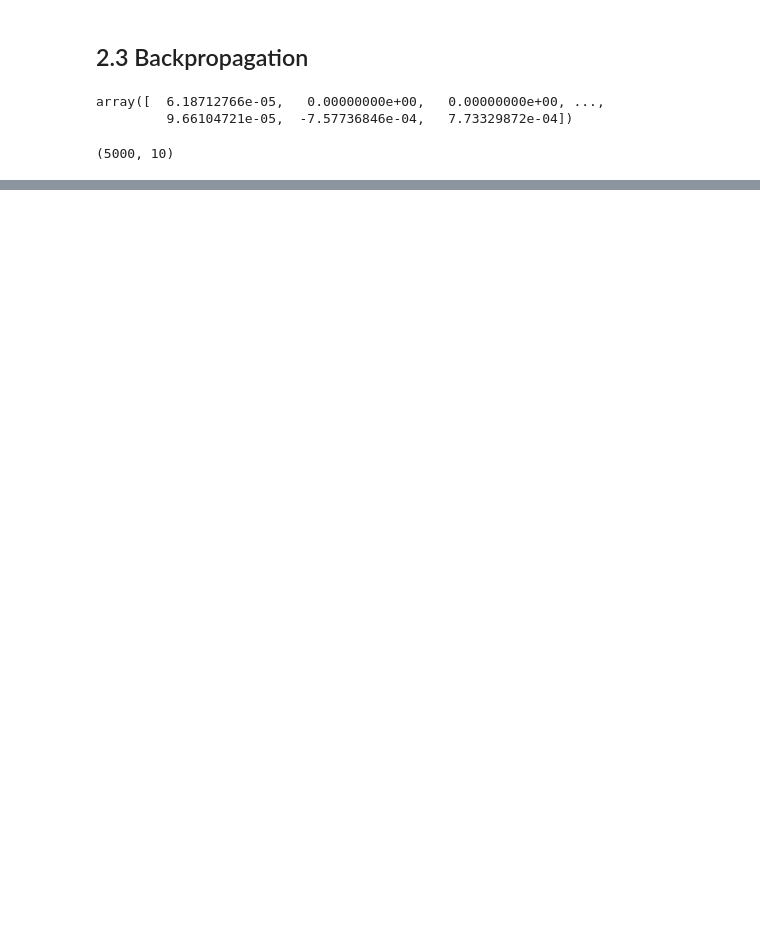
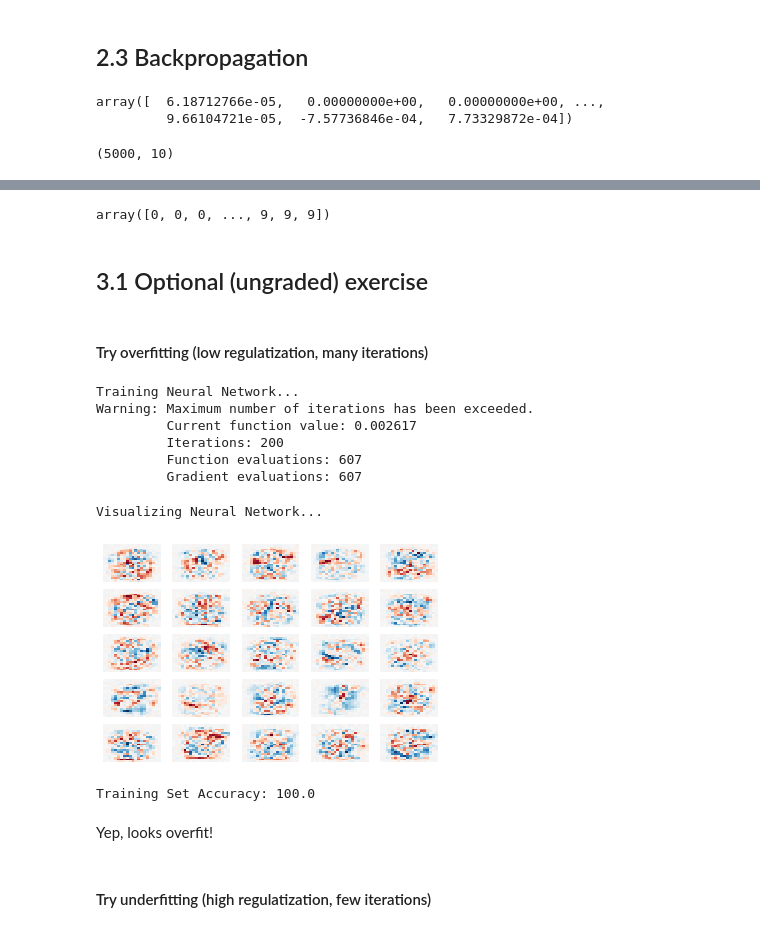
Before and after one commit to jcbaker1/Coursera, a Jupyter notebook: ML/machine-learning-ex4/ex4_python/ex4.ipynb, the cells around one changed output, grey strips where cells are left out. Cells and saved outputs as stored; diff of their text form; code cells hidden in the pictures; blank space fills up the shorter version.

```diff
--- a/ML/machine-learning-ex4/ex4_python/ex4.ipynb
+++ b/ML/machine-learning-ex4/ex4_python/ex4.ipynb
@@ -504,0 +656,61 @@ Relative Difference: 2.0725436030058462e-11
+# %%
+np.array(pred)
+# %% [output]
+array([0, 0, 0, ..., 9, 9, 9])
+# %% [markdown]
+## 3.1 Optional (ungraded) exercise
+# %% [markdown]
+#### Try overfitting (low regulatization, many iterations)
+# %%
+print('Training Neural Network... ')
+
+#  After you have completed the assignment, change the iterations itns to a larger
+#  value to see how more training helps.
+itns = 200
+
+#  You should also try different values of lambda
+Lambda = 0
+
+# Optimize for nnCostFunction
+opt_nn_params = fmin_cg(f=nnCostFunctionReg
+                    , x0=initial_nn_params
+                    , fprime = nnGradients # Without this the optimization is xx. slow
+                    , args=(input_layer_size, hidden_layer_size, num_labels, X, y_, Lambda)
+                    , maxiter=itns);
+
+# Obtain Theta1 and Theta2 back from nn_params
+Theta1 = opt_nn_params[0:hidden_layer_size * (input_layer_size + 1)].reshape((hidden_layer_size, input_layer_size + 1));
+Theta2 = opt_nn_params[hidden_layer_size * (input_layer_size + 1):].reshape((num_labels, hidden_layer_size + 1));
+# %% [output]
+Training Neural Network...
+Warning: Maximum number of iterations has been exceeded.
+         Current function value: 0.002617
+         Iterations: 200
+         Function evaluations: 607
+         Gradient evaluations: 607
+# %%
+print('Visualizing Neural Network...')
+
+counter = 0
+
+fig, axes = plt.subplots(5, 5)
+for i in range(axes.shape[0]):
+    for j in range(axes.shape[1]):
+        sns.heatmap(Theta1[counter, 1:].reshape([20, 20], order='F'), ax=axes[i, j]
+                    , cbar=False, xticklabels=False, yticklabels=False)
+
+        counter += 1
+# %% [output]
+Visualizing Neural Network...
+[figure, added]
+# %%
+
+pred = predict(Theta1, Theta2, X);
+
+print('Training Set Accuracy: {}'.format(np.mean(np.double(pred == y) * 100)));
+# %% [output]
+Training Set Accuracy: 100.0
+# %% [markdown]
+Yep, looks overfit!
+# %% [markdown]
+#### Try underfitting (high regulatization, few iterations)
```
Also changed, not shown: parts of 24 cells of this notebook.
